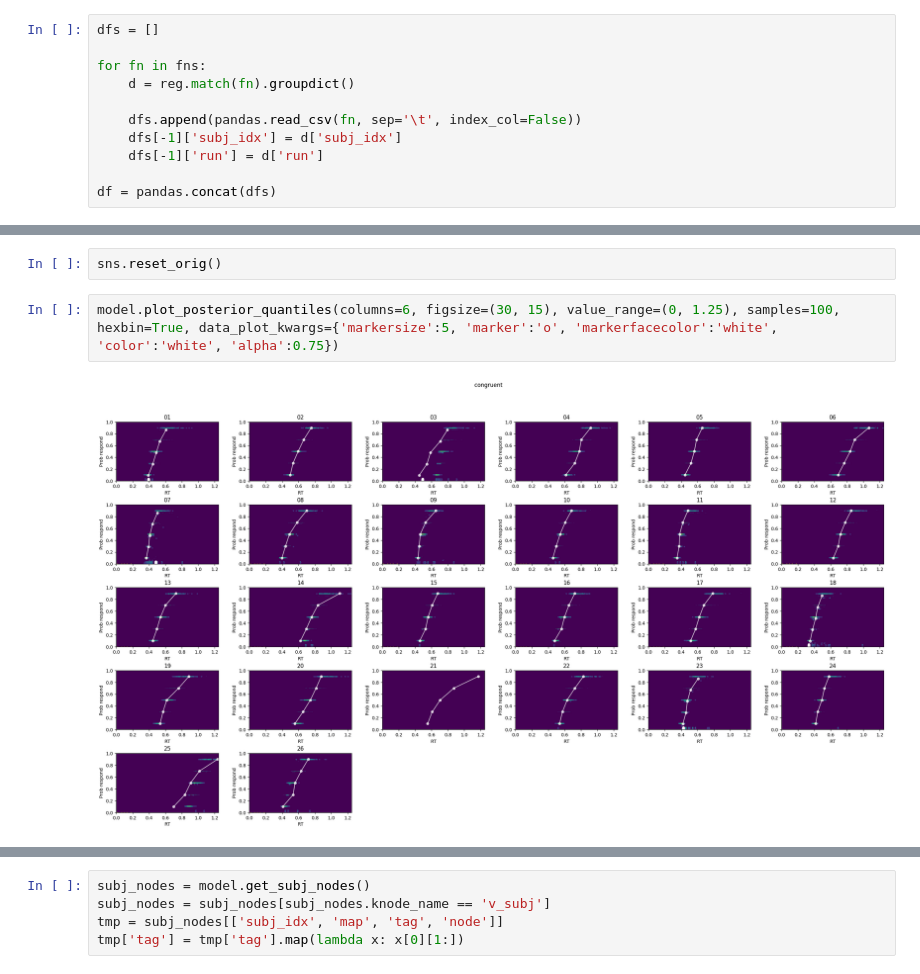
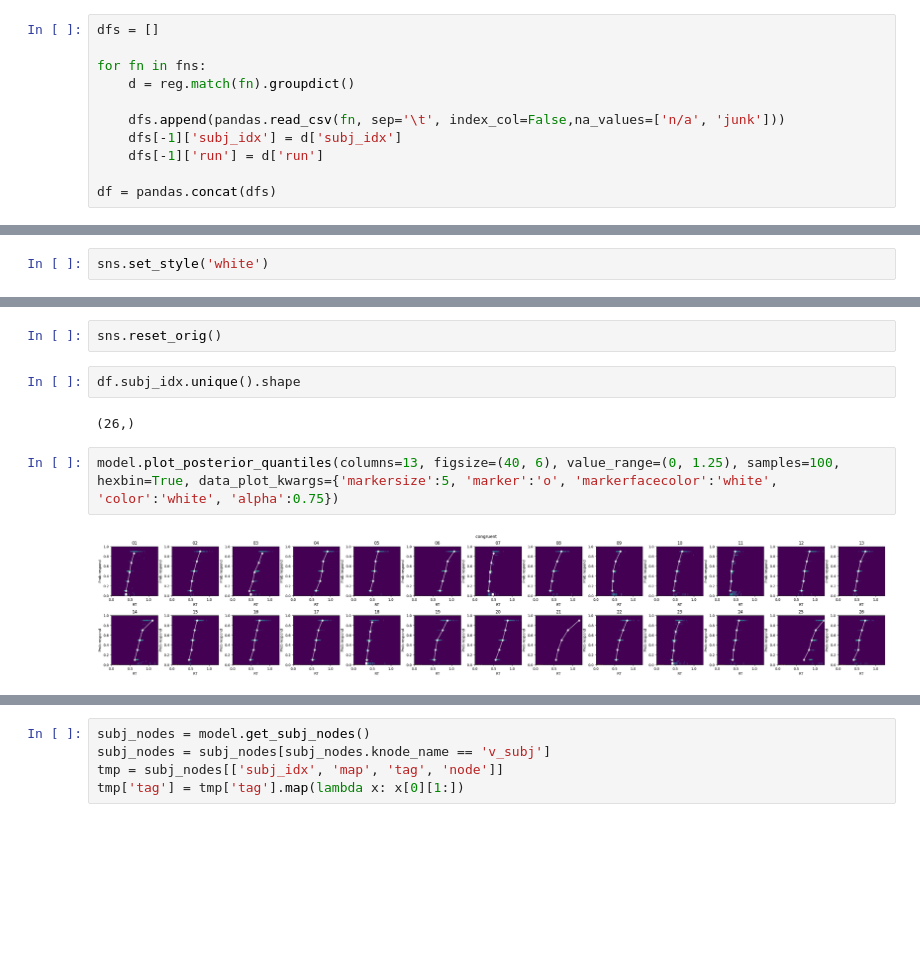
Before and after one commit to Gilles86/summerschool2017_notebooks, a Jupyter notebook: ds102/1 Behavior.ipynb, the cells around one changed output, grey strips where cells are left out. Drawn from its saved outputs; the diff is of its cells as text; blank space fills up the shorter version.

```diff
--- a/ds102/1 Behavior.ipynb
+++ b/ds102/1 Behavior.ipynb
@@ -30,13 +30,15 @@ dfs = []
 for fn in fns:
     d = reg.match(fn).groupdict()
 
-    dfs.append(pandas.read_csv(fn, sep='\t', index_col=False))
+    dfs.append(pandas.read_csv(fn, sep='\t', index_col=False,na_values=['n/a', 'junk']))
     dfs[-1]['subj_idx'] = d['subj_idx']
     dfs[-1]['run'] = d['run']
 
 df = pandas.concat(dfs)
 # %%
 df['correct'] = df.Rsponse.map({0:'error', 1:'correct'})
+# %%
+sns.set_style('white')
 # %%
 sns.factorplot('Stimulus', 'ResponseTime', 'correct', df, ci=67, units='subj_idx', hue_order=['correct', 'error'], palette=['green', 'red'])
 # %% [output]
@@ -140,6 +133,10 @@ Plotting t_std
 # %%
 sns.reset_orig()
+# %%
+df.subj_idx.unique().shape
+# %% [output]
+(26,)
 # %%
-model.plot_posterior_quantiles(columns=6, figsize=(30, 15), value_range=(0, 1.25), samples=100, hexbin=True, data_plot_kwargs={'markersize':5, 'marker':'o', 'markerfacecolor':'white', 'color':'white', 'alpha':0.75})
+model.plot_posterior_quantiles(columns=13, figsize=(40, 6), value_range=(0, 1.25), samples=100, hexbin=True, data_plot_kwargs={'markersize':5, 'marker':'o', 'markerfacecolor':'white', 'color':'white', 'alpha':0.75})
 # %% [output]
-[figure, old version]
+[figure, new version]
```
Also changed, not shown: parts of 7 cells of this notebook, 2 other files.
